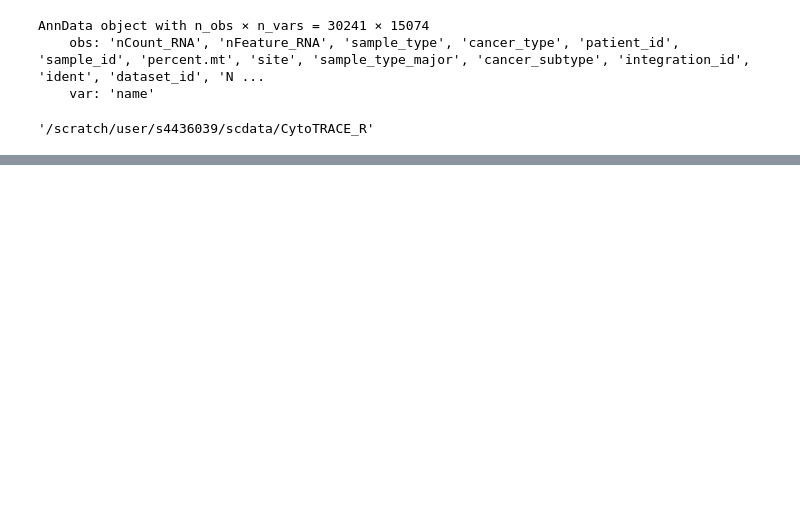
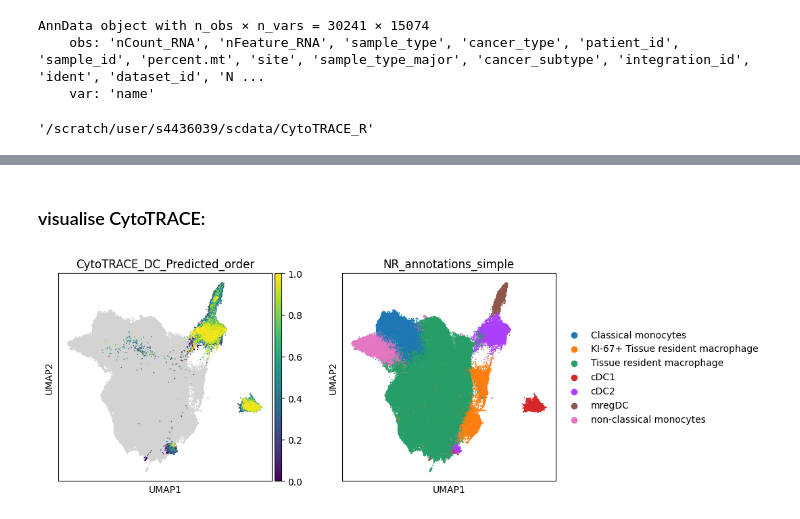
Before and after one commit to tuonglab/Nikita-project, a Jupyter notebook: notebooks/2024-12-13_CytoTRACE-unint-prep.ipynb, the cells around one changed output, grey strips where cells are left out. Drawn from its saved outputs; the diff is of its cells as text; code cells hidden in the pictures; blank space fills up the shorter version.

```diff
--- a/notebooks/2024-12-13_CytoTRACE-unint-prep.ipynb
+++ b/notebooks/2024-12-13_CytoTRACE-unint-prep.ipynb
@@ -91,0 +105,5 @@ data_subset.write_h5ad("NR_unint_DC_cytotrace.h5ad", compression="gzip")
+# %%
+data_clean = sc.read_h5ad('/scratch/user/s4436039/scdata/Python_Integration_Sep/NRclean_clustered2.h5ad')
+# %%
+# read in csv
+Cyto = pd.read_csv('/scratch/user/s4436039/scdata/CytoTRACE_R/CytoTRACE_Predicted_order_export.csv', index_col=0)
@@ -91,0 +147,3 @@ data_subset.write_h5ad("NR_unint_DC_cytotrace.h5ad", compression="gzip")
+# %%
+# Add the scores to the object metadata
+data_clean.obs['CytoTRACE_DC_Predicted_order'] = data_clean.obs.index.map(Cyto['CytoTRACE_Predicted_order'])
@@ -91,0 +166,2 @@ data_subset.write_h5ad("NR_unint_DC_cytotrace.h5ad", compression="gzip")
+# %% [markdown]
+### visualise CytoTRACE:
@@ -91,0 +170,8 @@ data_subset.write_h5ad("NR_unint_DC_cytotrace.h5ad", compression="gzip")
+# %%
+colour_vars = ["CytoTRACE_DC_Predicted_order","NR_annotations_simple"]
+# %%
+#plotting
+with plt.rc_context({"figure.figsize": (4, 4)}):
+    sc.pl.umap(data_clean, color=colour_vars, ncols=2, size=5)
+# %% [output]
+[figure, added]
```
Also changed, not shown: parts of 10 cells of this notebook, 1 other file.
